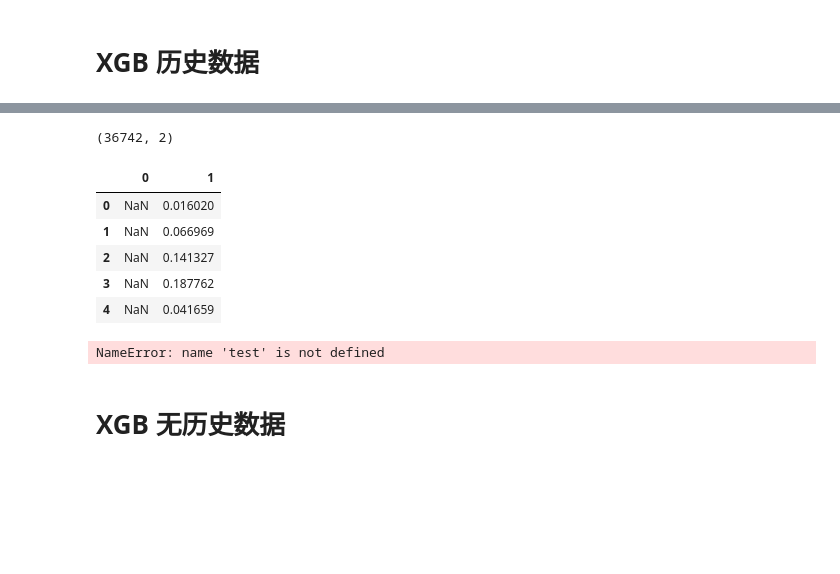
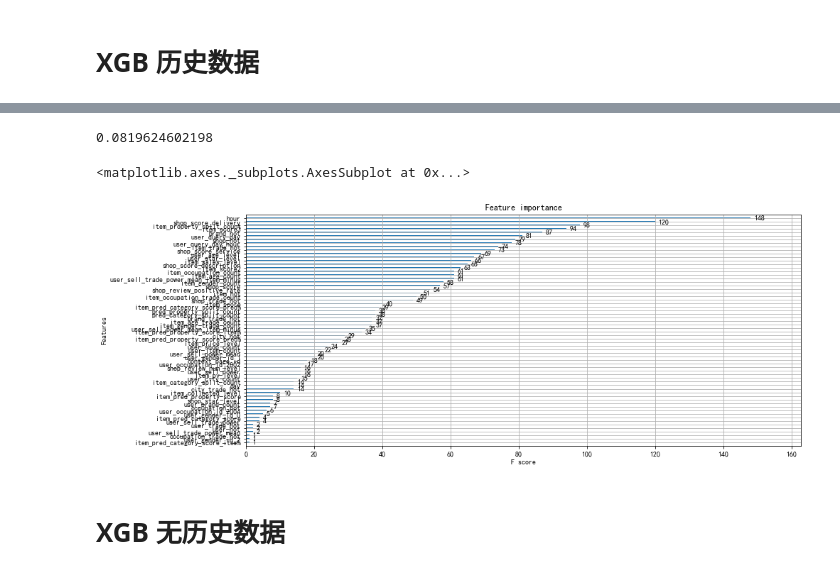
Before and after one commit to abcdddxy/kaggle, a Jupyter notebook: ALiMaMa/XGB.ipynb, the cells around one changed output, grey strips where cells are left out. Cells and saved outputs as stored; diff of their text form; code cells hidden in the pictures; blank space fills up the shorter version.

```diff
--- a/ALiMaMa/XGB.ipynb
+++ b/ALiMaMa/XGB.ipynb
@@ -124,50 +137,34 @@ print(log_loss(y_val, y_pred))
 # %%
-#train/test
+#train/val
 params = {
     'objective': 'binary:logistic',
-    'eta': 0.05,
+    'eta': 0.1,
     'colsample_bytree': 0.886,
-    'min_child_weight': 1.1,
-    'max_depth': 7,
+    'min_child_weight': 1,
+    'max_depth': 5,
     'subsample': 0.886,
     'gamma': 0.1,
     'lambda': 10,
     'verbose_eval': True,
     'eval_metric': 'auc',
-    'scale_pos_weight': 50,
-    'seed': 201703,
+    'seed': 201803,
     'missing': -1
 }
 
-xgbtrain = xgb.DMatrix(train[predictors], train[target])
-xgbtest = xgb.DMatrix(test[predictors])
-model = xgb.train(params, xgbtrain, num_boost_round=1200)
-y_pred = model.predict(xgbtest)
-y_pred = pd.Series(y_pred, name='predicted_score')
+xgbtrain = xgb.DMatrix(train.drop(['is_trade'], axis=1), train.is_trade)
+xgbval = xgb.DMatrix(val.drop(['is_trade'], axis=1))
+model = xgb.train(params, xgbtrain, num_boost_round=100)
+y_pred = model.predict(xgbval)
+y_pred = pd.Series(y_pred, name='val')
+
+print(log_loss(val[target], y_pred))  # 0.0817455631392(4:3)
+xgb.plot_importance(model)
+
+#user_gender_id和user_occupation_id One-Hot了之后反而升到了0.0819624602198？！
+# %% [output]
+0.0819624602198
+<matplotlib.axes._subplots.AxesSubplot at 0x...>
+[figure, added]
-# %%
-result = pd.read_csv('result.txt', sep=' ')
-
-result.shape
-result.head()
-# %% [output]
-(36742, 2)
-|  | 0 | 1 |
-| 0 | NaN | 0.016020 |
-| 1 | NaN | 0.066969 |
-| 2 | NaN | 0.141327 |
-| 3 | NaN | 0.187762 |
-| 4 | NaN | 0.041659 |
-# %%
-test.index = range(0, test.shape[0])
-
-result = pd.concat([test.instance_id, y_pred], axis=1, ignore_index=True)
-result.to_csv(
-    'result.txt',
-    sep=' ',
-    header=['instance_id', 'predicted_score'],
-    index=None)
-# %% [output]
-NameError: name 'test' is not defined
 # %% [markdown]
 # XGB 无历史数据
 # %%
```
Also changed, not shown: parts of 20 cells of this notebook, 3 other files.
